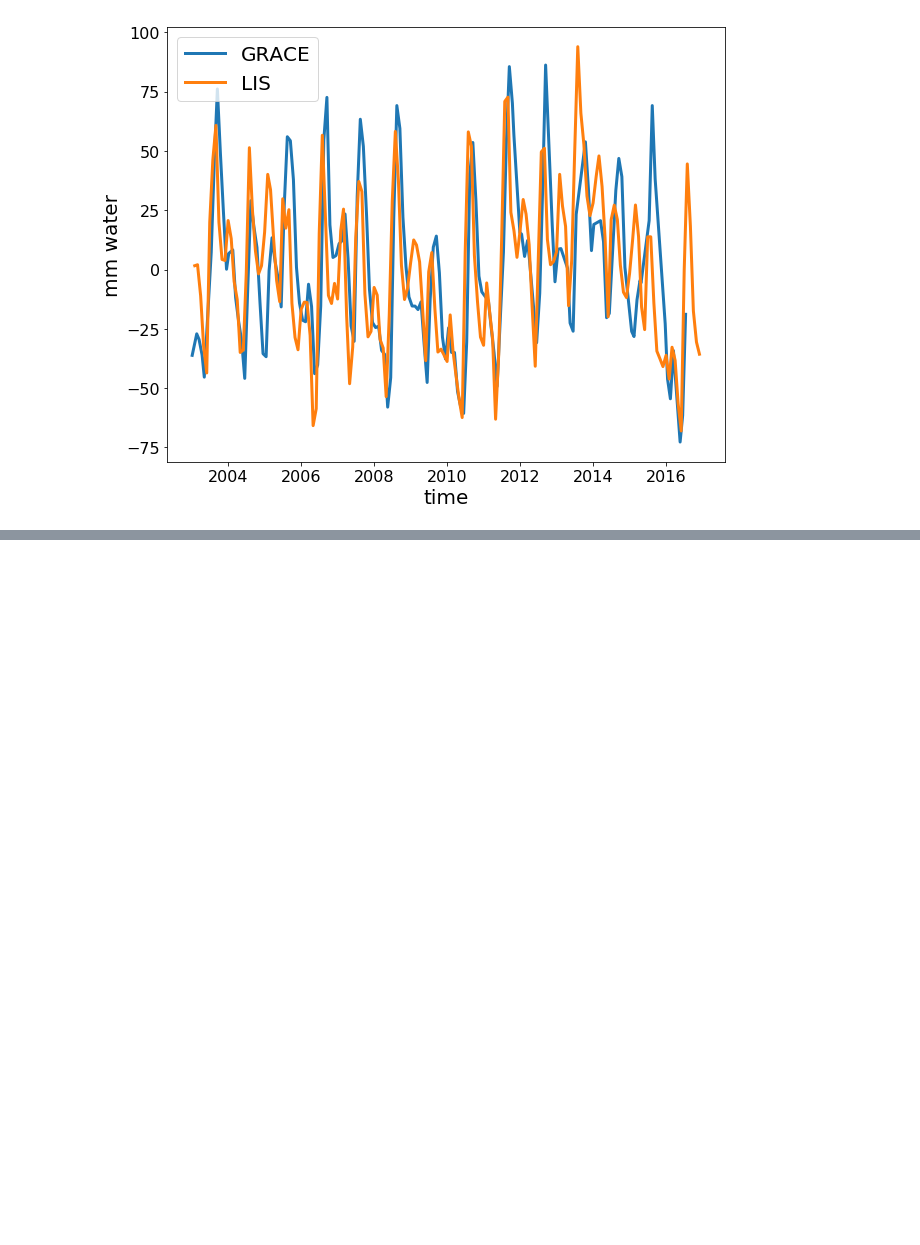
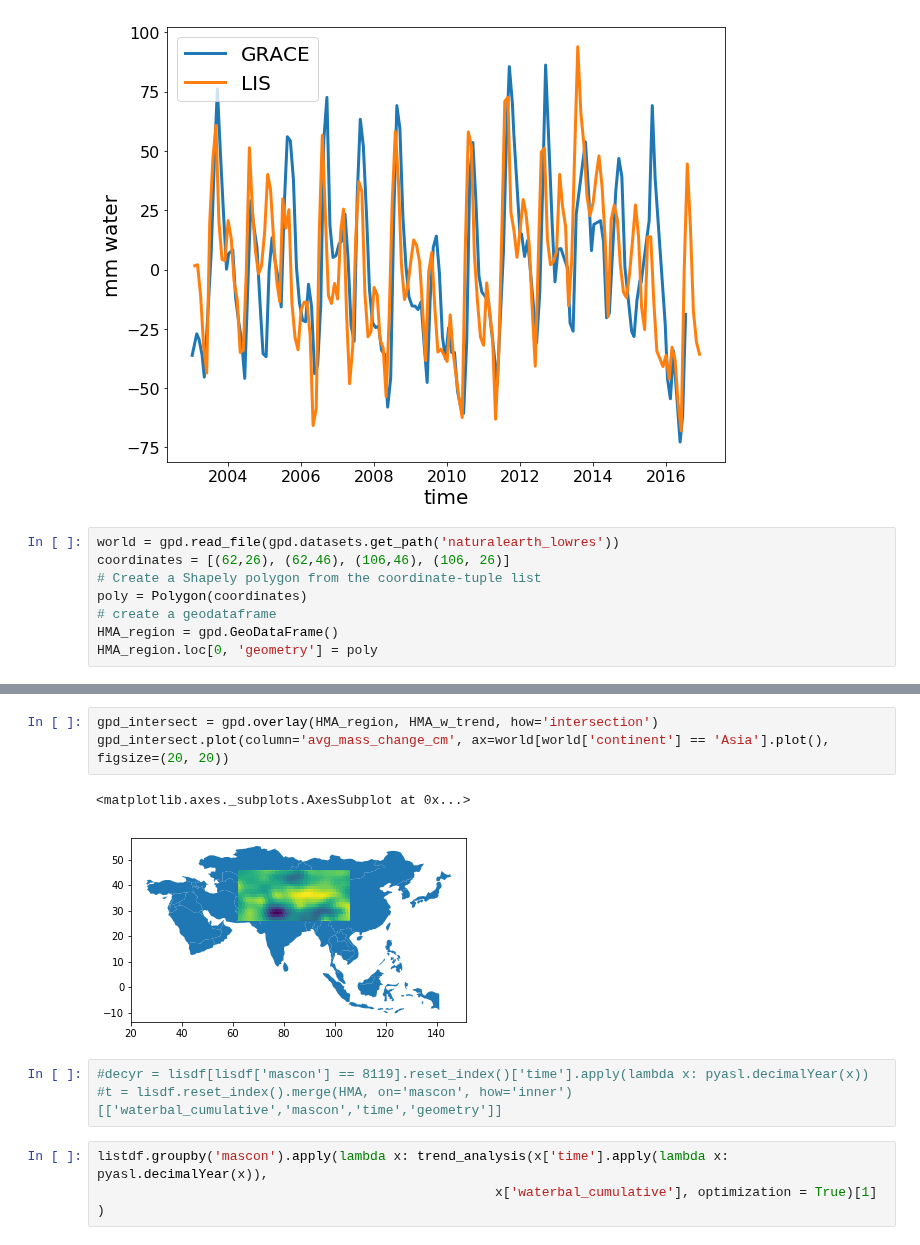
Before and after one commit to NASA-Planetary-Science/HiMAT, a Jupyter notebook: Projects/GRACE_MASCON/GRACE_LIS_fullyProcessed_comparison.ipynb, the cells around one changed output, grey strips where cells are left out. Cells and saved outputs as stored; diff of their text form; blank space fills up the shorter version.

```diff
--- a/Projects/GRACE_MASCON/GRACE_LIS_fullyProcessed_comparison.ipynb
+++ b/Projects/GRACE_MASCON/GRACE_LIS_fullyProcessed_comparison.ipynb
@@ -218,3 +218,11 @@ matplotlib.rc('font', **font)
 plt.savefig('c:\\temp\\allDetrended.png', dpi=300, transparent = True)
 # %% [output]
 [figure]
+# %%
+world = gpd.read_file(gpd.datasets.get_path('naturalearth_lowres'))
+coordinates = [(62,26), (62,46), (106,46), (106, 26)]
+# Create a Shapely polygon from the coordinate-tuple list
+poly = Polygon(coordinates)
+# create a geodataframe
+HMA_region = gpd.GeoDataFrame()
+HMA_region.loc[0, 'geometry'] = poly
@@ -220,0 +240,12 @@ plt.savefig('c:\\temp\\allDetrended.png', dpi=300, transparent = True)
+# %%
+gpd_intersect = gpd.overlay(HMA_region, HMA_w_trend, how='intersection')
+gpd_intersect.plot(column='avg_mass_change_cm', ax=world[world['continent'] == 'Asia'].plot(), figsize=(20, 20))
+# %% [output]
+<matplotlib.axes._subplots.AxesSubplot at 0x...>
+[figure, added]
+# %%
+#decyr = lisdf[lisdf['mascon'] == 8119].reset_index()['time'].apply(lambda x: pyasl.decimalYear(x))
+#t = lisdf.reset_index().merge(HMA, on='mascon', how='inner')[['waterbal_cumulative','mascon','time','geometry']]
+# %%
+listdf.groupby('mascon').apply(lambda x: trend_analysis(x['time'].apply(lambda x: pyasl.decimalYear(x)),
+                                                   x['waterbal_cumulative'], optimization = True)[1] )
```
Also changed, not shown: parts of 6 cells of this notebook, 1 other file.
